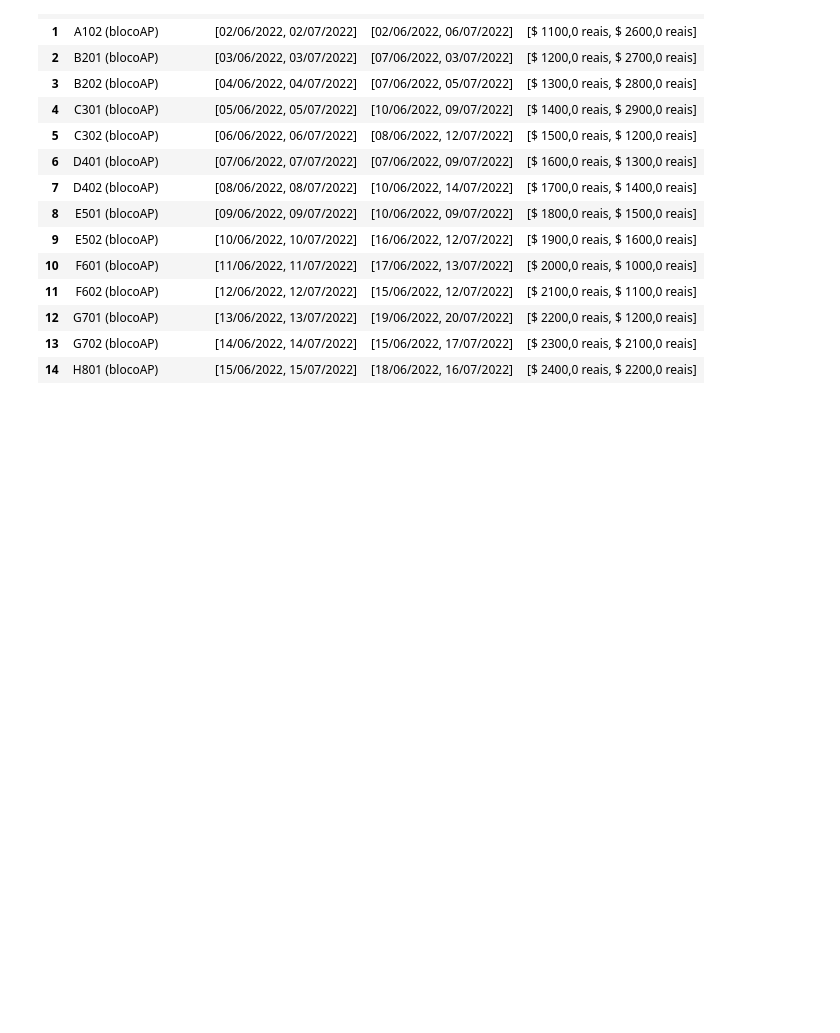
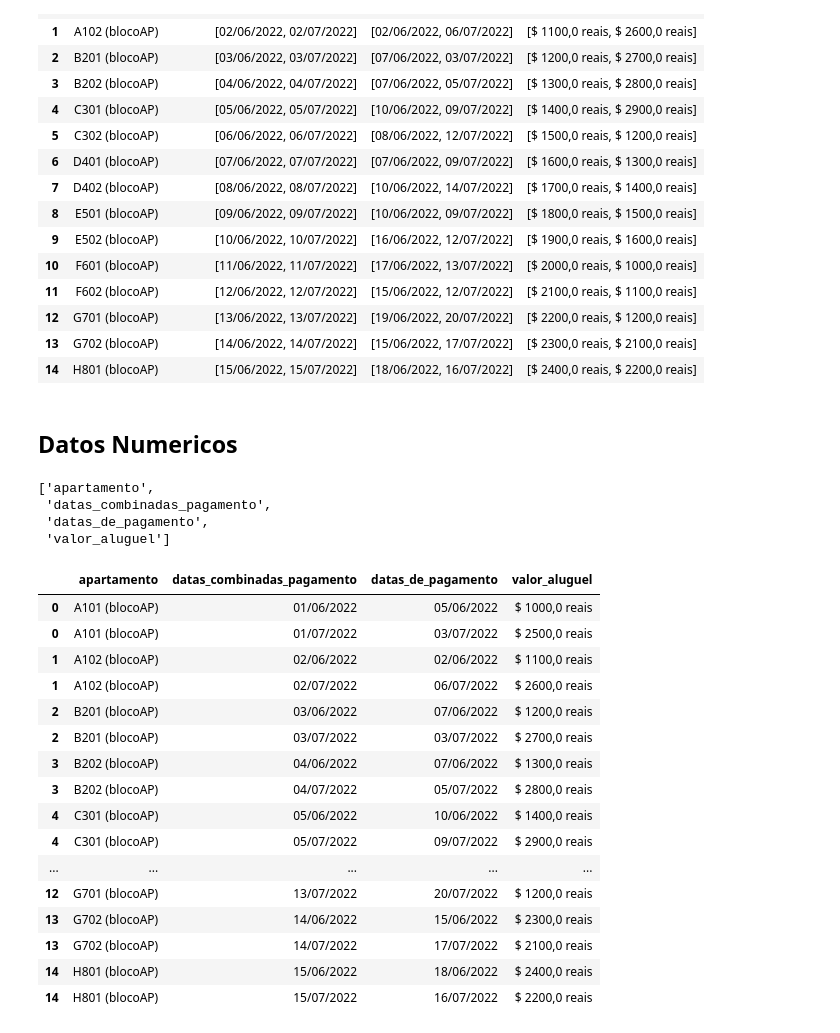
Before and after one commit to Starleen1996/Pandas-E-S, a Jupyter notebook: Tratamiento_Manipulacion_Datos.ipynb, the cells around one changed output. Saved outputs shown, nothing was run; the diff lists cells and outputs as text; code cells hidden in the pictures; blank space fills up the shorter version.

```diff
--- a/Tratamiento_Manipulacion_Datos.ipynb
+++ b/Tratamiento_Manipulacion_Datos.ipynb
@@ -48,7 +90,7 @@ datos_ventas_normalizados
 # %% [markdown]
 ## Ejercicio 2 - Administracion Condominos
 # %%
-administracion_condominios = pd.read_json('dados_locacao_imoveis.json')
+administracion_condominios = pd.read_json('/content/dados_locacao_imoveis.json')
 # %%
 administracion_condominios
 # %% [output]
@@ -89,3 +131,37 @@ administracion_condominios_normalizados
 | 12 | G701 (blocoAP) | [13/06/2022, 13/07/2022] | [19/06/2022, 20/07/2022] | [$ 2200,0 reais, $ 1200,0 reais] |
 | 13 | G702 (blocoAP) | [14/06/2022, 14/07/2022] | [15/06/2022, 17/07/2022] | [$ 2300,0 reais, $ 2100,0 reais] |
 | 14 | H801 (blocoAP) | [15/06/2022, 15/07/2022] | [18/06/2022, 16/07/2022] | [$ 2400,0 reais, $ 2200,0 reais] |
+# %% [markdown]
+## Datos Numericos
+# %%
+columnas = list(administracion_condominios_normalizados.columns)
+# %%
+columnas
+# %% [output]
+['apartamento',
+ 'datas_combinadas_pagamento',
+ 'datas_de_pagamento',
+ 'valor_aluguel']
+# %%
+# El método explode() "desenrolla" (o "desanida") listas contenidas en columnas.
+# columnas[1:]:Esto selecciona todas las columnas excepto la primera de la lista columnas. Por ejemplo, si columnas = ['ID', 'Servicios', 'Pagos', 'Contactos'], entonces columnas[1:] será ['Servicios', 'Pagos', 'Contactos'].
+datos = administracion_condominios_normalizados.explode(columnas[1:])
+datos
+# %% [output]
+|  | apartamento | datas_combinadas_pagamento | datas_de_pagamento | valor_aluguel |
+| 0 | A101 (blocoAP) | 01/06/2022 | 05/06/2022 | $ 1000,0 reais |
+| 0 | A101 (blocoAP) | 01/07/2022 | 03/07/2022 | $ 2500,0 reais |
+| 1 | A102 (blocoAP) | 02/06/2022 | 02/06/2022 | $ 1100,0 reais |
+| 1 | A102 (blocoAP) | 02/07/2022 | 06/07/2022 | $ 2600,0 reais |
+| 2 | B201 (blocoAP) | 03/06/2022 | 07/06/2022 | $ 1200,0 reais |
+| 2 | B201 (blocoAP) | 03/07/2022 | 03/07/2022 | $ 2700,0 reais |
+| 3 | B202 (blocoAP) | 04/06/2022 | 07/06/2022 | $ 1300,0 reais |
+| 3 | B202 (blocoAP) | 04/07/2022 | 05/07/2022 | $ 2800,0 reais |
+| 4 | C301 (blocoAP) | 05/06/2022 | 10/06/2022 | $ 1400,0 reais |
+| 4 | C301 (blocoAP) | 05/07/2022 | 09/07/2022 | $ 2900,0 reais |
+| ... | ... | ... | ... | ... |
+| 12 | G701 (blocoAP) | 13/07/2022 | 20/07/2022 | $ 1200,0 reais |
+| 13 | G702 (blocoAP) | 14/06/2022 | 15/06/2022 | $ 2300,0 reais |
+| 13 | G702 (blocoAP) | 14/07/2022 | 17/07/2022 | $ 2100,0 reais |
+| 14 | H801 (blocoAP) | 15/06/2022 | 18/06/2022 | $ 2400,0 reais |
+| 14 | H801 (blocoAP) | 15/07/2022 | 16/07/2022 | $ 2200,0 reais |
```
Also changed, not shown: parts of 10 cells of this notebook.
